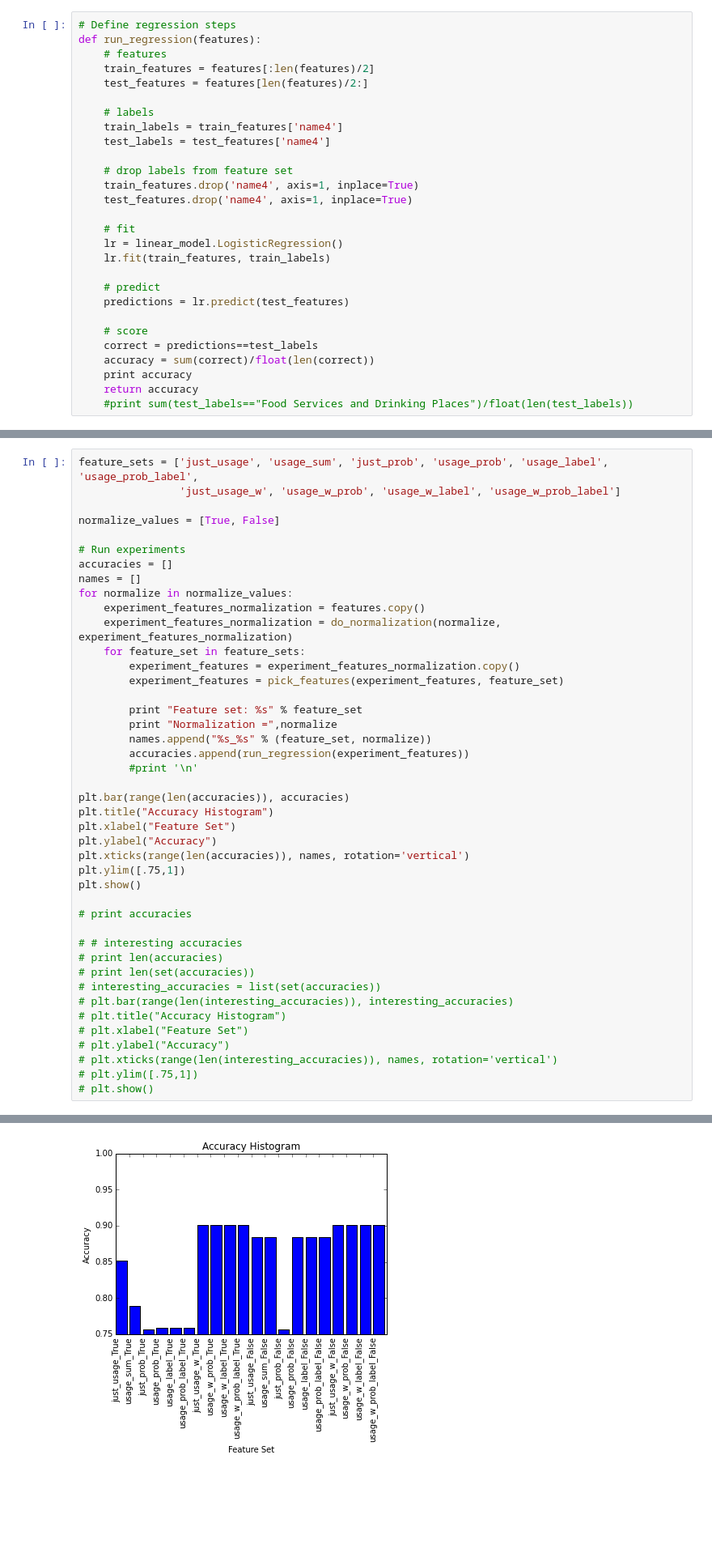
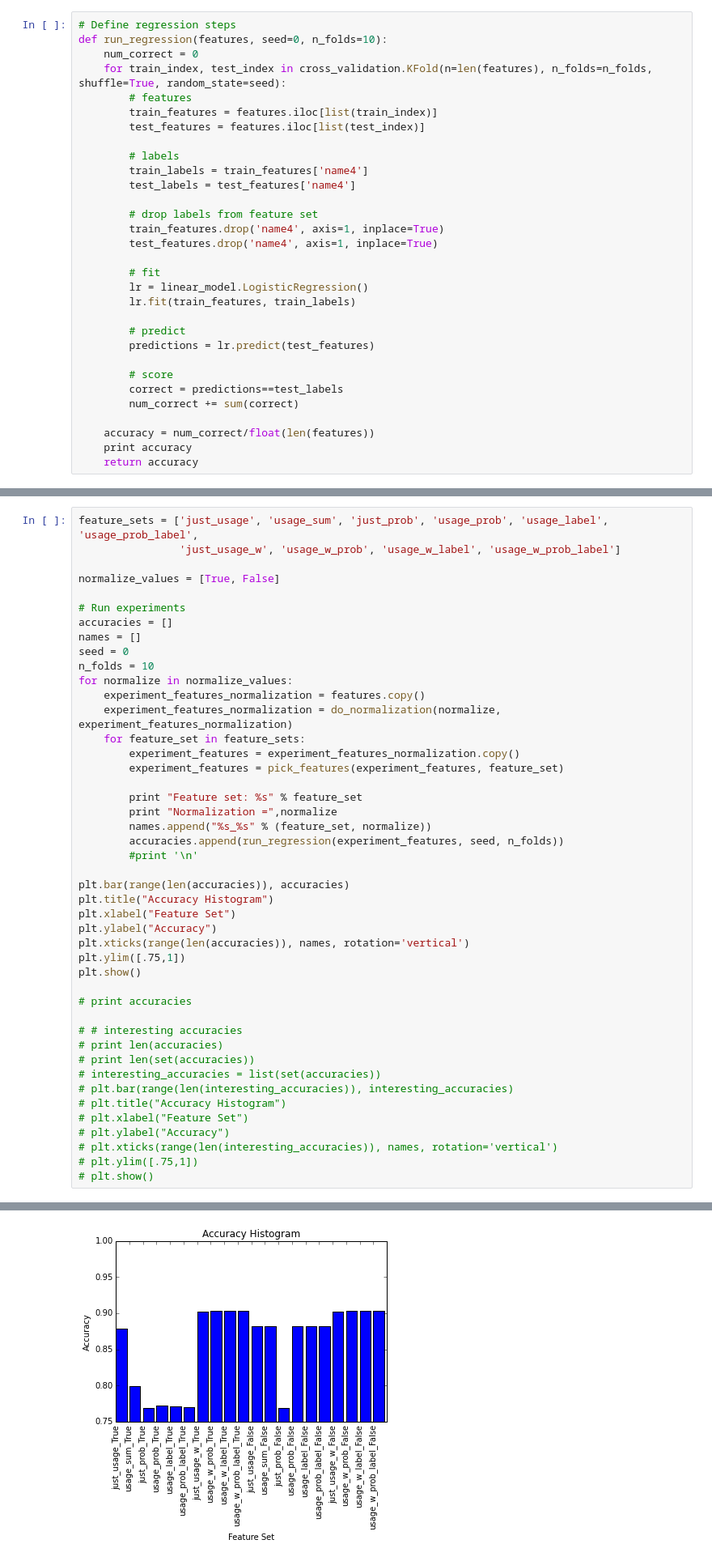
Before and after one commit to clementinej/latent_structure_in_energy_data, a Jupyter notebook: SMB notebook-ES.ipynb, the cells around one changed output, grey strips where cells are left out. Shown at 81% size. Cells and saved outputs as stored; diff of their text form; blank space fills up the shorter version.

Commit message:
Add kfolds

```diff
--- a/SMB notebook-ES.ipynb
+++ b/SMB notebook-ES.ipynb
@@ -340,31 +337,34 @@ weekend_usage_columns = [u'usage_value_000_end', u'usage_value_015_end', u'usage
 # %%
 # Define regression steps
-def run_regression(features):
-    # features
-    train_features = features[:len(features)/2]
-    test_features = features[len(features)/2:]
+def run_regression(features, seed=0, n_folds=10):
+    num_correct = 0
+    for train_index, test_index in cross_validation.KFold(n=len(features), n_folds=n_folds, shuffle=True, random_state=seed):
+        # features
+        train_features = features.iloc[list(train_index)]
+        test_features = features.iloc[list(test_index)]
 
-    # labels
-    train_labels = train_features['name4']
-    test_labels = test_features['name4']
+        # labels
+        train_labels = train_features['name4']
+        test_labels = test_features['name4']
 
-    # drop labels from feature set
-    train_features.drop('name4', axis=1, inplace=True)
-    test_features.drop('name4', axis=1, inplace=True)
+        # drop labels from feature set
+        train_features.drop('name4', axis=1, inplace=True)
+        test_features.drop('name4', axis=1, inplace=True)
 
-    # fit
-    lr = linear_model.LogisticRegression()
-    lr.fit(train_features, train_labels)
+        # fit
+        lr = linear_model.LogisticRegression()
+        lr.fit(train_features, train_labels)
 
-    # predict
-    predictions = lr.predict(test_features)
+        # predict
+        predictions = lr.predict(test_features)
 
-    # score
-    correct = predictions==test_labels
-    accuracy = sum(correct)/float(len(correct))
+        # score
+        correct = predictions==test_labels
+        num_correct += sum(correct)
+
+    accuracy = num_correct/float(len(features))
     print accuracy
     return accuracy
-    #print sum(test_labels=="Food Services and Drinking Places")/float(len(test_labels))
 # %%
 # Define normalization steps
 def do_normalization(normalize, features):
@@ -410,6 +410,8 @@ normalize_values = [True, False]
 # Run experiments
 accuracies = []
 names = []
+seed = 0
+n_folds = 10
 for normalize in normalize_values:
     experiment_features_normalization = features.copy()
     experiment_features_normalization = do_normalization(normalize, experiment_features_normalization)
@@ -420,7 +422,7 @@ for normalize in normalize_values:
         print "Feature set: %s" % feature_set
         print "Normalization =",normalize
         names.append("%s_%s" % (feature_set, normalize))
-        accuracies.append(run_regression(experiment_features))
+        accuracies.append(run_regression(experiment_features, seed, n_folds))
         #print '\n'
 
 plt.bar(range(len(accuracies)), accuracies)
@@ -465,4 +467,4 @@ Normalization = False
-[figure, old version]
+[figure, new version]
 # %% [markdown]
 ----
 # Example Businesses
```
Also changed, not shown: parts of 3 cells of this notebook.
